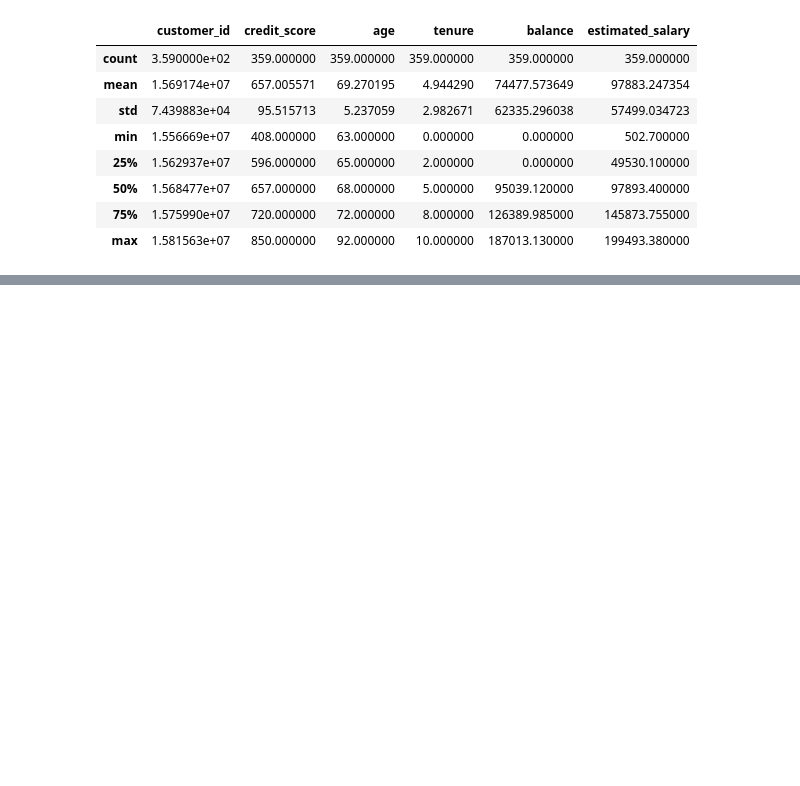
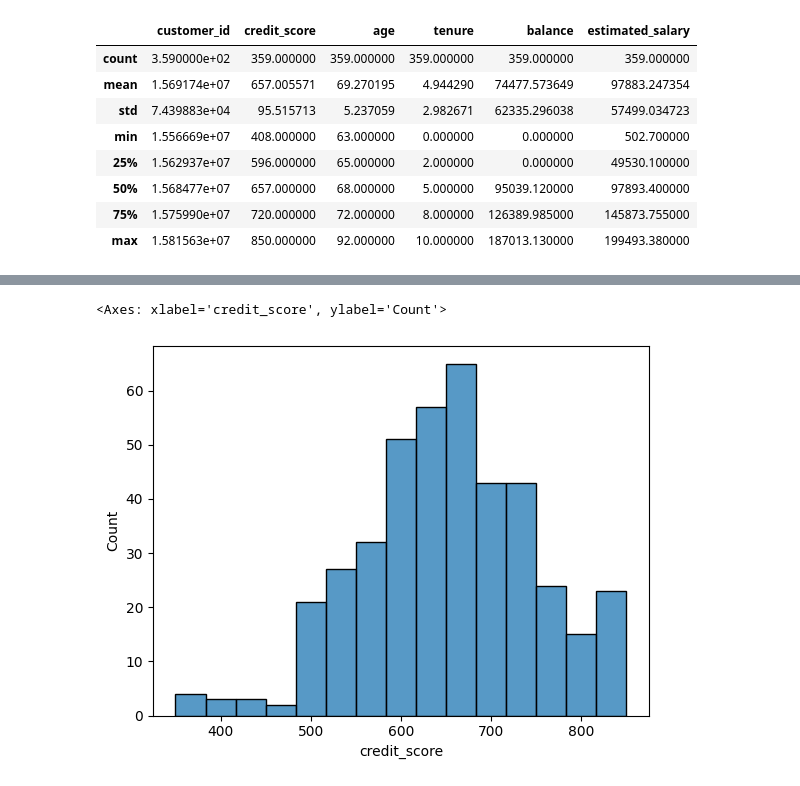
Before and after one commit to Shweta-singh-davv/python-data-science, a Jupyter notebook: bank_customer_churn.ipynb, the cells around one changed output, grey strips where cells are left out. Saved outputs shown, nothing was run; the diff lists cells and outputs as text; code cells hidden in the pictures; blank space fills up the shorter version.

```diff
--- a/bank_customer_churn.ipynb
+++ b/bank_customer_churn.ipynb
@@ -195,0 +236,5 @@ customer_age_anamoly.describe()
+# %%
+sns.histplot(x='credit_score',data=tenure_zero)
+# %% [output]
+<Axes: xlabel='credit_score', ylabel='Count'>
+[figure, added]
```
Also changed, not shown: parts of 5 cells of this notebook.
